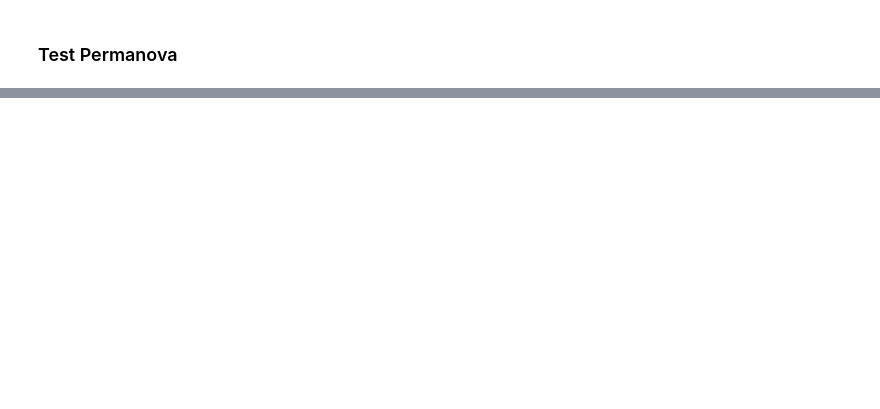
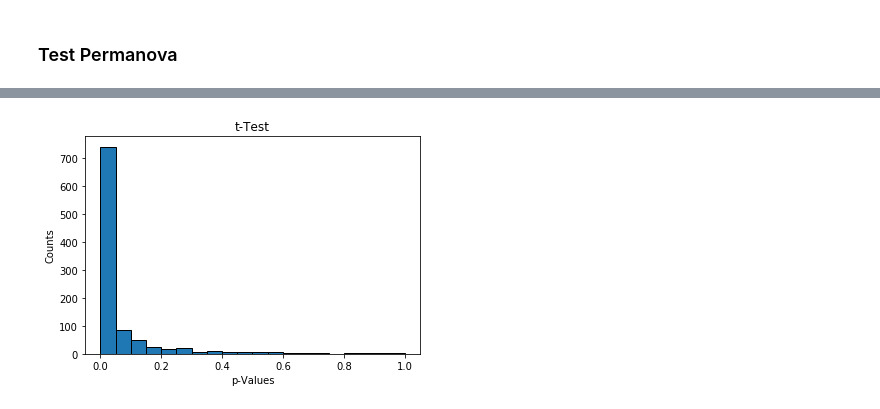
Before and after one commit to hringbauer/hapROH, a Jupyter notebook: Notebooks/AnalyzeData/compare_groups_roh.ipynb, the cells around one changed output, grey strips where cells are left out. Drawn from its saved outputs; the diff is of its cells as text; code cells hidden in the pictures; blank space fills up the shorter version.

```diff
--- a/Notebooks/AnalyzeData/compare_groups_roh.ipynb
+++ b/Notebooks/AnalyzeData/compare_groups_roh.ipynb
@@ -438,0 +525,28 @@ Wall time: 8.45 s
+# %%
+%%time
+reps = 999
+bins=np.linspace(0,1,21)
+mean1, mean2 = 2, 0
+s1, s2 = 2, 10
+std1, std2 = 1.0, 1.0
+
+p = np.zeros(reps)
+
+for i in range(reps):
+    x = np.random.normal(loc=mean1, scale=std1, size=s1)
+    y = np.random.normal(loc=mean2, scale=std2, size=s2)
+    x=np.clip(x, 0, None)
+    y=np.clip(y, 0, None)
+
+    p[i] = ttest_ind(x, y)[1]
+
+##### Plot figures of distribution p-Values
+plt.figure()
+ax = plt.gca()
+ax.hist(p, bins=bins, ec="k")
+ax.set_title("t-Test")
+ax.set_xlabel("p-Values")
+ax.set_ylabel("Counts")
+plt.show()
+# %% [output]
+[figure, added]
```
Also changed, not shown: parts of 25 cells of this notebook, 1 other file.
